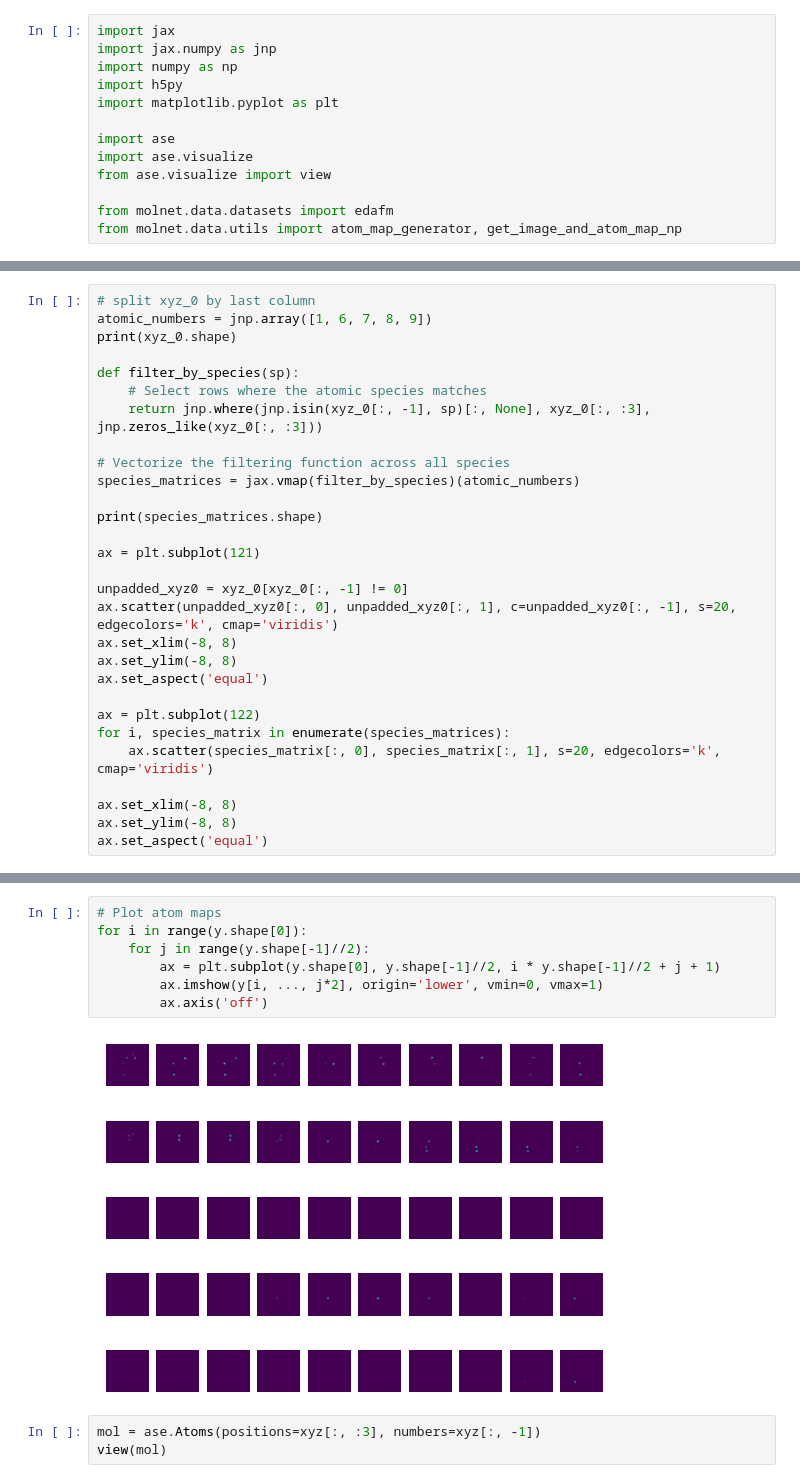
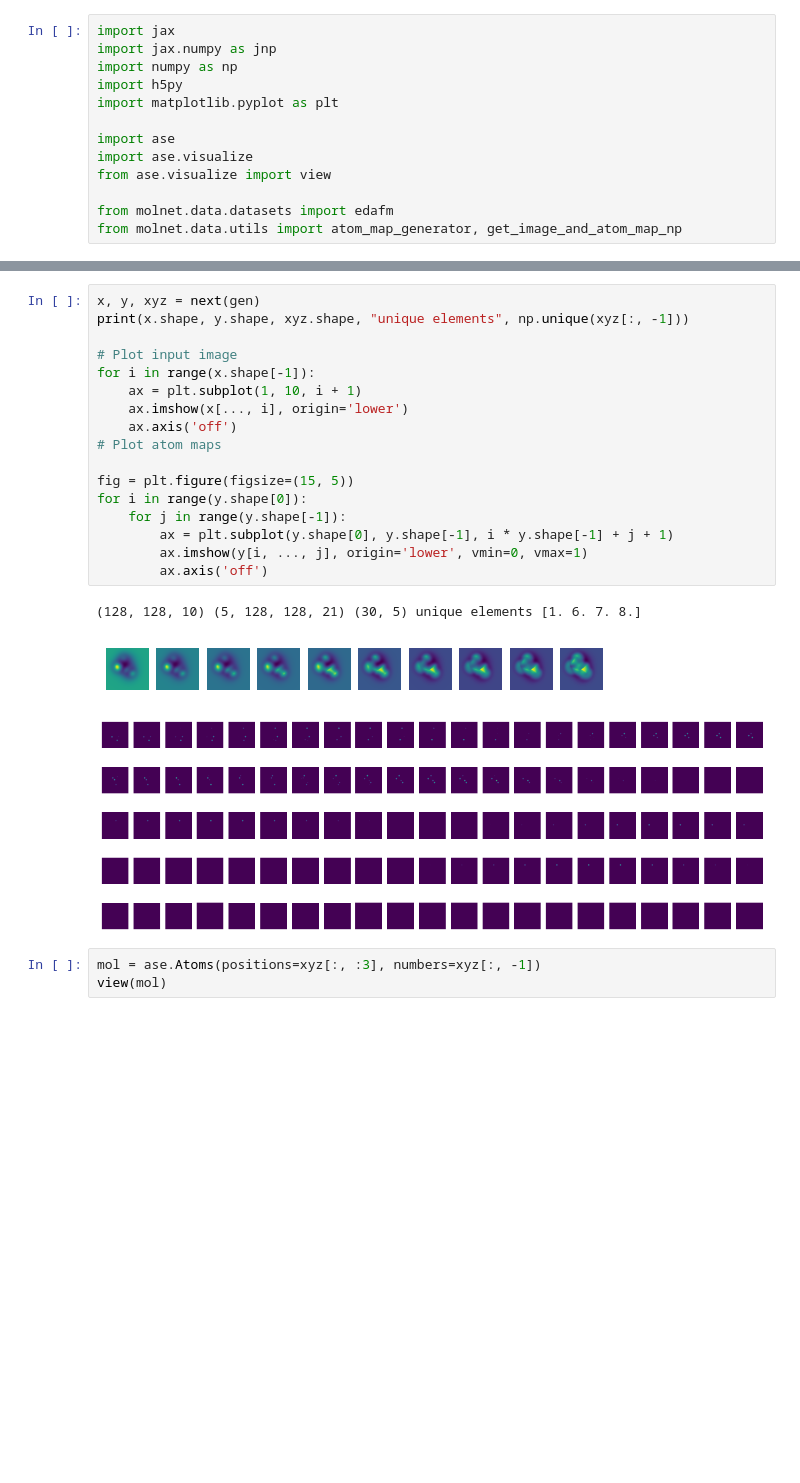
Before and after one commit to LauriKurki/molecule-net, a Jupyter notebook: notebooks/test_data_creation.ipynb, the cells around one changed output, grey strips where cells are left out. Cells and saved outputs as stored; diff of their text form; blank space fills up the shorter version.

```diff
--- a/notebooks/test_data_creation.ipynb
+++ b/notebooks/test_data_creation.ipynb
@@ -86,29 +41,0 @@ print(xyz_0.shape)
-# %%
-# split xyz_0 by last column
-atomic_numbers = jnp.array([1, 6, 7, 8, 9])
-print(xyz_0.shape)
-
-def filter_by_species(sp):
-    # Select rows where the atomic species matches
-    return jnp.where(jnp.isin(xyz_0[:, -1], sp)[:, None], xyz_0[:, :3], jnp.zeros_like(xyz_0[:, :3]))
-
-# Vectorize the filtering function across all species
-species_matrices = jax.vmap(filter_by_species)(atomic_numbers)
-
-print(species_matrices.shape)
-
-ax = plt.subplot(121)
-
-unpadded_xyz0 = xyz_0[xyz_0[:, -1] != 0]
-ax.scatter(unpadded_xyz0[:, 0], unpadded_xyz0[:, 1], c=unpadded_xyz0[:, -1], s=20, edgecolors='k', cmap='viridis')
-ax.set_xlim(-8, 8)
-ax.set_ylim(-8, 8)
-ax.set_aspect('equal')
-
-ax = plt.subplot(122)
-for i, species_matrix in enumerate(species_matrices):
-    ax.scatter(species_matrix[:, 0], species_matrix[:, 1], s=20, edgecolors='k', cmap='viridis')
-
-ax.set_xlim(-8, 8)
-ax.set_ylim(-8, 8)
-ax.set_aspect('equal')
@@ -150,12 +42,24 @@ for i in range(x.shape[-1]):
 # %%
+x, y, xyz = next(gen)
+print(x.shape, y.shape, xyz.shape, "unique elements", np.unique(xyz[:, -1]))
+
+# Plot input image
+for i in range(x.shape[-1]):
+    ax = plt.subplot(1, 10, i + 1)
+    ax.imshow(x[..., i], origin='lower')
+    ax.axis('off')
 # Plot atom maps
+
+fig = plt.figure(figsize=(15, 5))
 for i in range(y.shape[0]):
-    for j in range(y.shape[-1]//2):
-        ax = plt.subplot(y.shape[0], y.shape[-1]//2, i * y.shape[-1]//2 + j + 1)
-        ax.imshow(y[i, ..., j*2], origin='lower', vmin=0, vmax=1)
+    for j in range(y.shape[-1]):
+        ax = plt.subplot(y.shape[0], y.shape[-1], i * y.shape[-1] + j + 1)
+        ax.imshow(y[i, ..., j], origin='lower', vmin=0, vmax=1)
         ax.axis('off')
 # %% [output]
+(128, 128, 10) (5, 128, 128, 21) (30, 5) unique elements [1. 6. 7. 8.]
-[figure, old version]
+[figure, new version]
+[figure, added]
 # %%
 mol = ase.Atoms(positions=xyz[:, :3], numbers=xyz[:, -1])
 view(mol)
```
Also changed, not shown: parts of 9 cells of this notebook.
